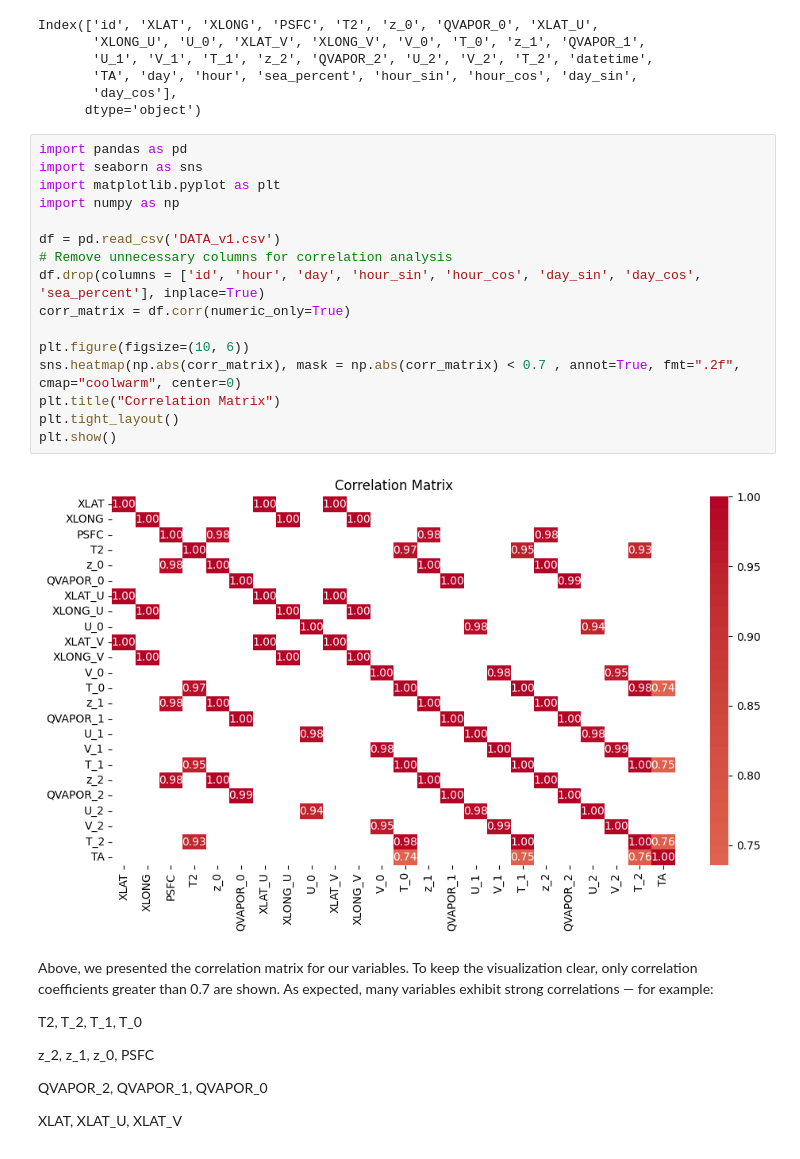
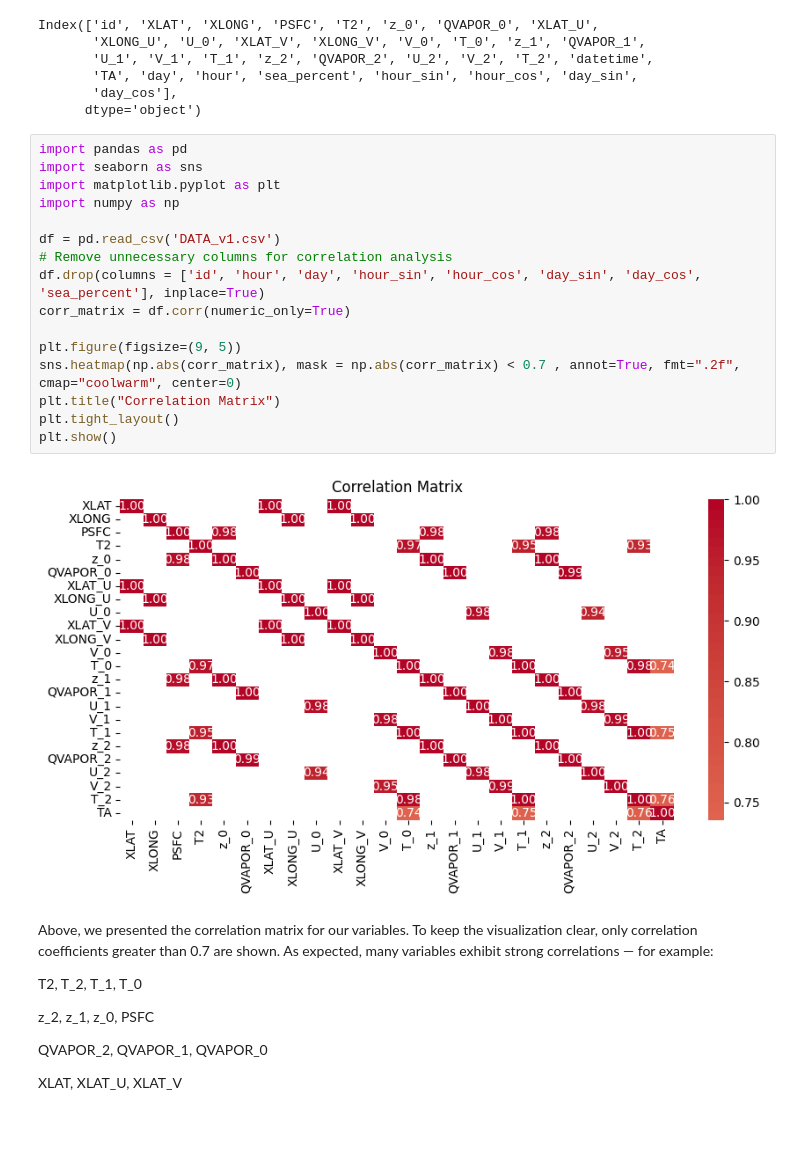
Before and after one commit to Hugopeb/ai-temperature-prediction, a Jupyter notebook: NOTEBOOKS/data_preproccessing_github.ipynb, the cells around one changed output. Cells and saved outputs as stored; diff of their text form; blank space fills up the shorter version.

```diff
--- a/NOTEBOOKS/data_preproccessing_github.ipynb
+++ b/NOTEBOOKS/data_preproccessing_github.ipynb
@@ -207,21 +207,21 @@ Index(['id', 'XLAT', 'XLONG', 'PSFC', 'T2', 'z_0', 'QVAPOR_0', 'XLAT_U',
 # %%
 import pandas as pd
 import seaborn as sns
 import matplotlib.pyplot as plt
 import numpy as np
 
 df = pd.read_csv('DATA_v1.csv')
 # Remove unnecessary columns for correlation analysis
 df.drop(columns = ['id', 'hour', 'day', 'hour_sin', 'hour_cos', 'day_sin', 'day_cos', 'sea_percent'], inplace=True)
 corr_matrix = df.corr(numeric_only=True)
 
-plt.figure(figsize=(10, 6))
+plt.figure(figsize=(9, 5))
 sns.heatmap(np.abs(corr_matrix), mask = np.abs(corr_matrix) < 0.7 , annot=True, fmt=".2f", cmap="coolwarm", center=0)
 plt.title("Correlation Matrix")
 plt.tight_layout()
 plt.show()
 # %% [output]
-[figure, old version]
+[figure, new version]
 # %% [markdown]
 Above, we presented the correlation matrix for our variables. To keep the visualization clear, only correlation coefficients greater than 0.7 are shown. As expected, many variables exhibit strong correlations — for example:
 
```
Also changed, not shown: parts of 3 cells of this notebook.
